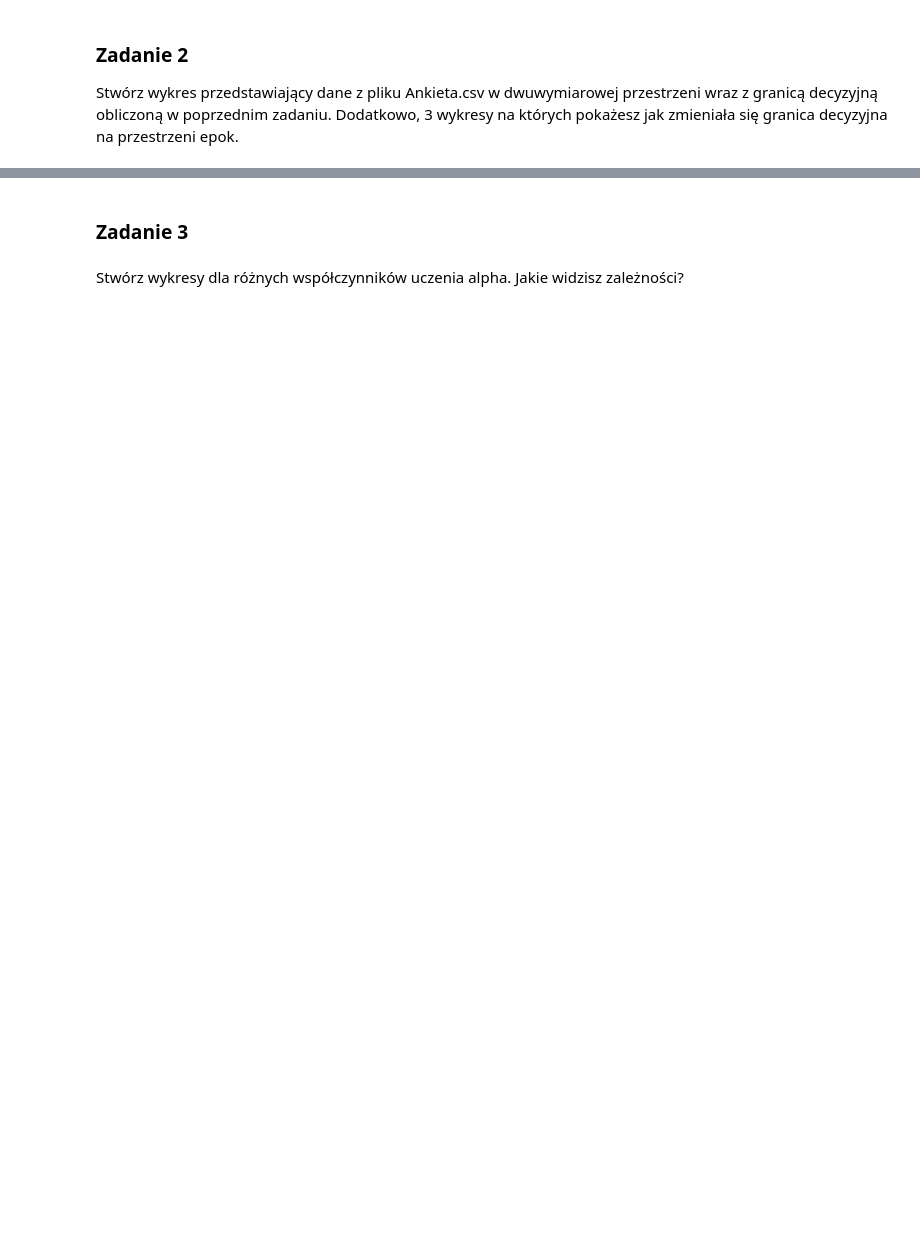
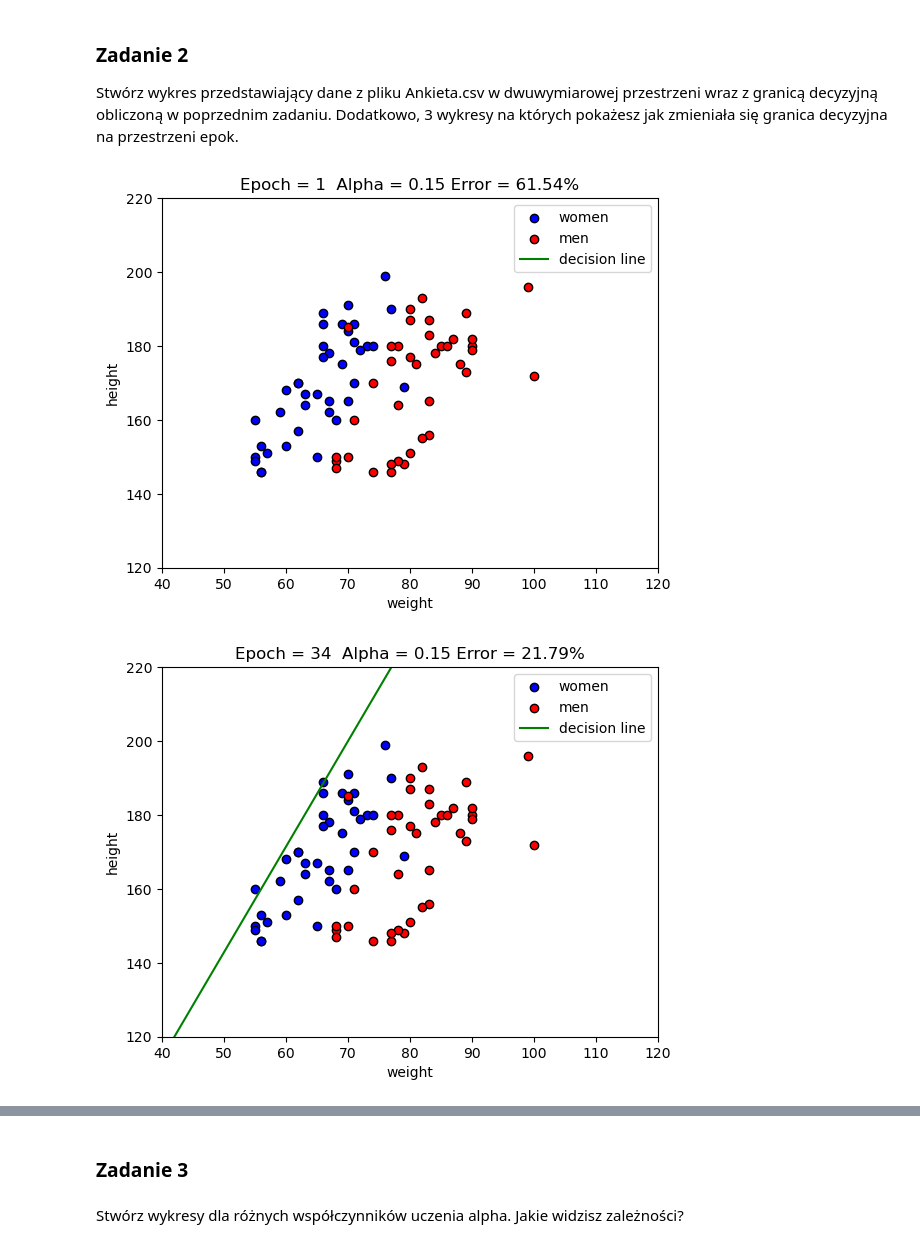
Before and after one commit to pawel00wypych/Machine-Learning-Techniques, a Jupyter notebook: Perceptron/139897_Paweł_Wypych_Perceptron_basic.ipynb, the cells around one changed output, grey strips where cells are left out. Drawn from its saved outputs; the diff is of its cells as text; code cells hidden in the pictures; blank space fills up the shorter version.

Commit message:
perceptron + charts

```diff
--- a/Perceptron/139897_Paweł_Wypych_Perceptron_basic.ipynb
+++ b/Perceptron/139897_Paweł_Wypych_Perceptron_basic.ipynb
@@ -294,0 +399,38 @@ Stwórz wykres przedstawiający dane z pliku Ankieta.csv w dwuwymiarowej przestr
+# %%
+import matplotlib.pyplot as plt
+import numpy as np
+err = error_and_weights_snap['error']
+all_weights = error_and_weights_snap['weights']
+all_epochs = error_and_weights_snap['epoch']
+
+def print_chart(weights, epoch, alpha, err):
+    x1 = np.linspace(0, 100, 100)
+    x2 = -(weights[0] * x1 + weights[2]) / weights[1]
+
+    women = data.loc[data['plec'] == 0]
+    men = data.loc[data['plec'] == 1]
+
+    plt.scatter(women.iloc[:, 0], women.iloc[:, 1], c='blue', edgecolors="k", label="women")
+    plt.scatter(men.iloc[:, 0], men.iloc[:, 1], c='red', edgecolors="k", label="men")
+
+    plt.xlabel("weight")
+    plt.ylabel("height")
+    plt.title(f"Epoch = {epoch}  Alpha = {alpha} Error = {err:.2f}%")
+
+    zeros = np.zeros(100)
+    plt.plot(x1, zeros, c="black", linewidth=0.5, linestyle='--')
+    plt.plot(zeros, x1, c="black", linewidth=0.5, linestyle='--')
+
+    plt.xlim(40, 120)
+    plt.ylim(120, 220)
+    plt.plot(x1, x2, c="green", label="decision line")
+    plt.legend()
+    plt.show()
+
+
+print_chart(all_weights[0], all_epochs[0],alpha,err[0])
+print_chart(all_weights[len(all_weights)//3], all_epochs[len(all_weights)//3],alpha, err[len(all_weights)//3])
+print_chart(all_weights[len(all_weights)-1], all_epochs[len(all_weights)-1],alpha, err[len(all_weights)-1])
+# %% [output]
+[figure, added]
+[figure, added]
```
Also changed, not shown: parts of 10 cells of this notebook.
